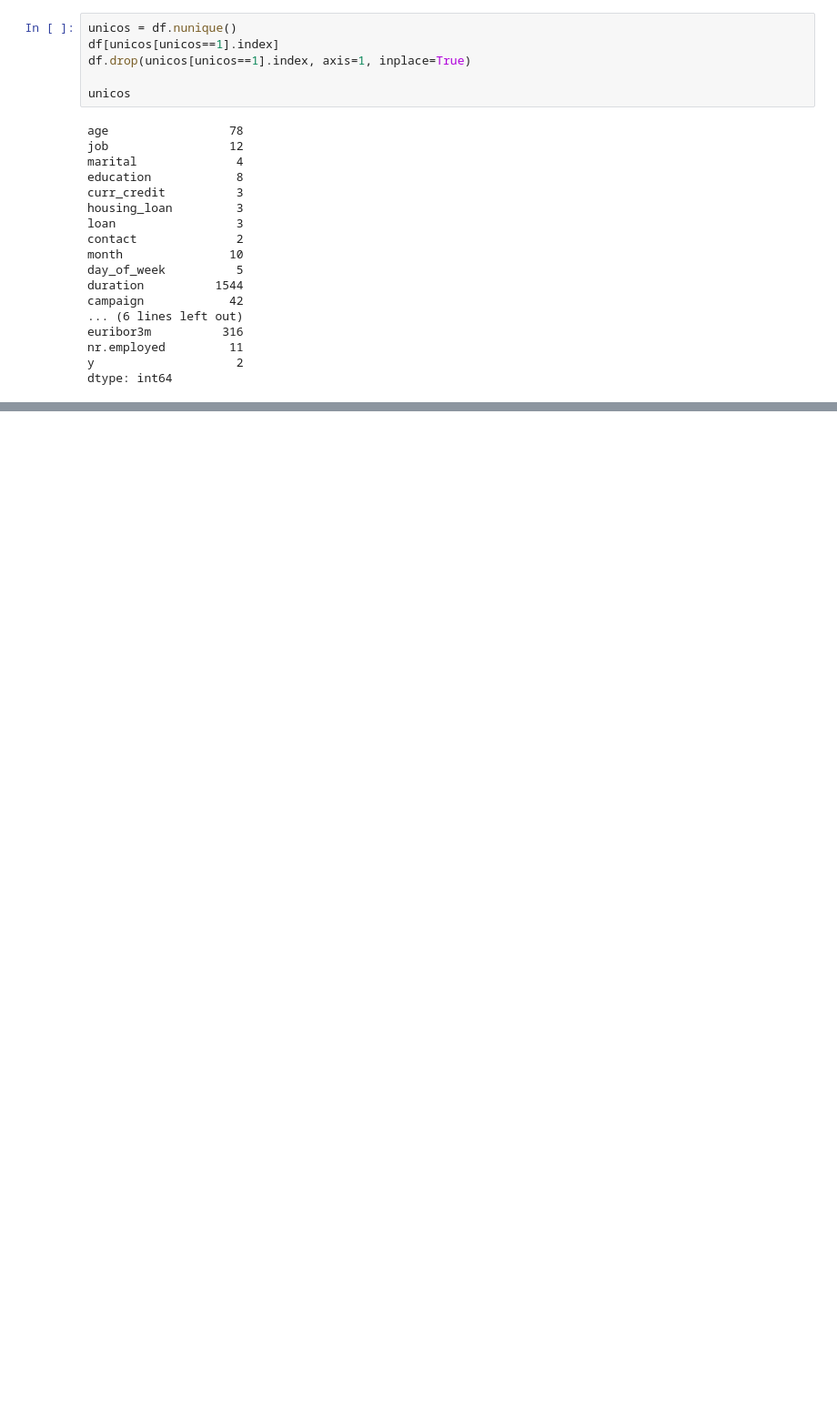
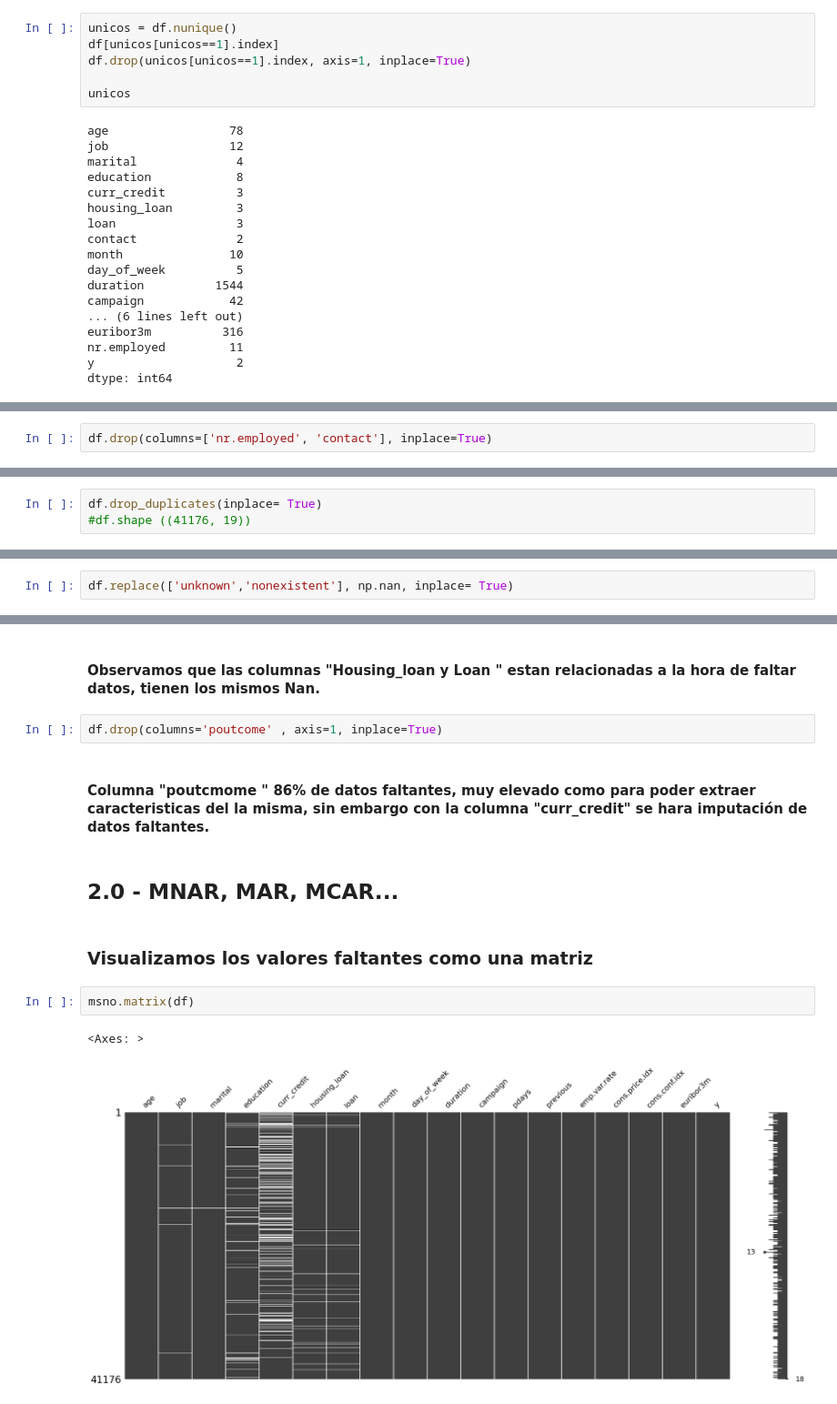
Before and after one commit to 4GeeksAcademy/carlossuesc95-intro-ml, a Jupyter notebook: src/01-logistic-regression.ipynb, the cells around one changed output, grey strips where cells are left out. Shown at 91% size. Saved outputs shown, nothing was run; the diff lists cells and outputs as text; blank space fills up the shorter version.

```diff
--- a/src/01-logistic-regression.ipynb
+++ b/src/01-logistic-regression.ipynb
@@ -115,0 +127,2 @@ NameError: name 'df' is not defined
+# %%
+df.drop(columns=['nr.employed', 'contact'], inplace=True)
@@ -115,0 +139,3 @@ NameError: name 'df' is not defined
+# %%
+df.drop_duplicates(inplace= True)
+#df.shape ((41176, 19))
@@ -115,0 +146,2 @@ NameError: name 'df' is not defined
+# %%
+df.replace(['unknown','nonexistent'], np.nan, inplace= True)
@@ -115,0 +183,15 @@ NameError: name 'df' is not defined
+# %% [markdown]
+#### Observamos que las columnas "Housing_loan y Loan " estan relacionadas a la hora de faltar datos, tienen los mismos Nan.
+# %%
+df.drop(columns='poutcome' , axis=1, inplace=True)
+# %% [markdown]
+#### Columna "poutcmome " 86% de datos faltantes, muy elevado como para poder extraer caracteristicas del la misma, sin embargo con la columna "curr_credit" se hara imputación de datos faltantes.
+# %% [markdown]
+## 2.0 - MNAR, MAR, MCAR...
+# %% [markdown]
+### Visualizamos los valores faltantes como una matriz
+# %%
+msno.matrix(df)
+# %% [output]
+<Axes: >
+[figure, added]
```
Also changed, not shown: parts of 95 cells of this notebook, 4 other files.
